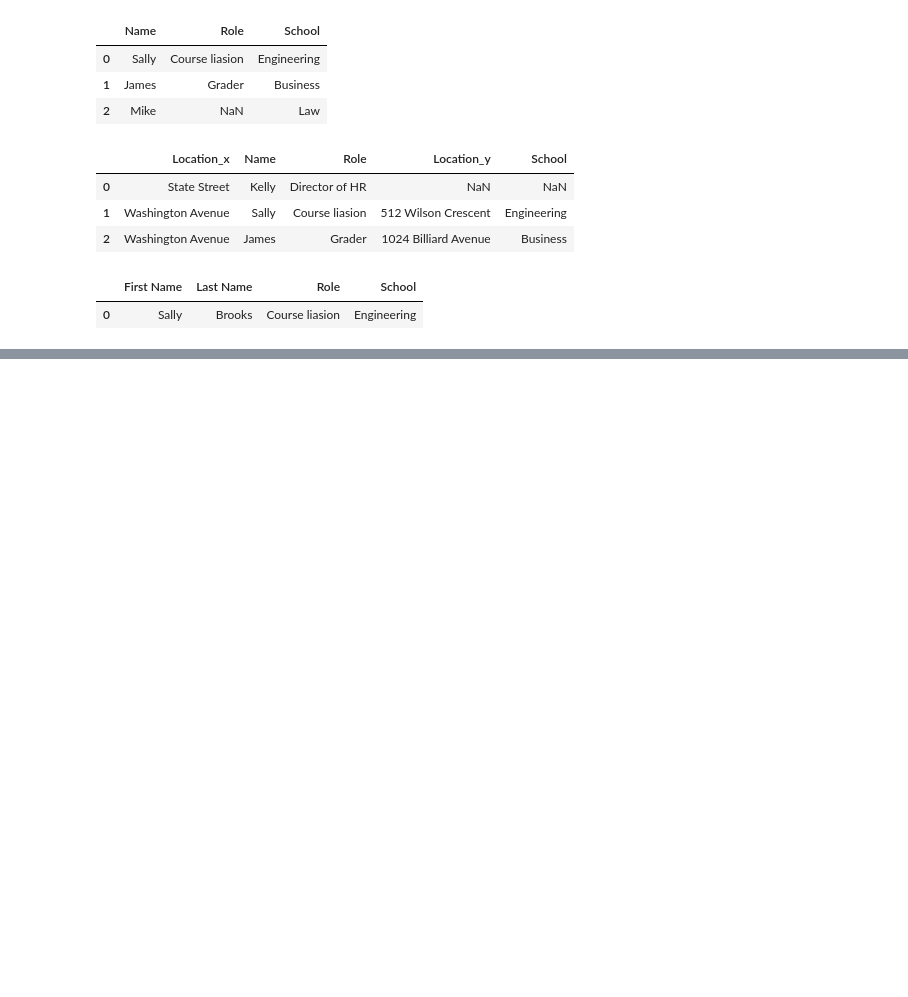
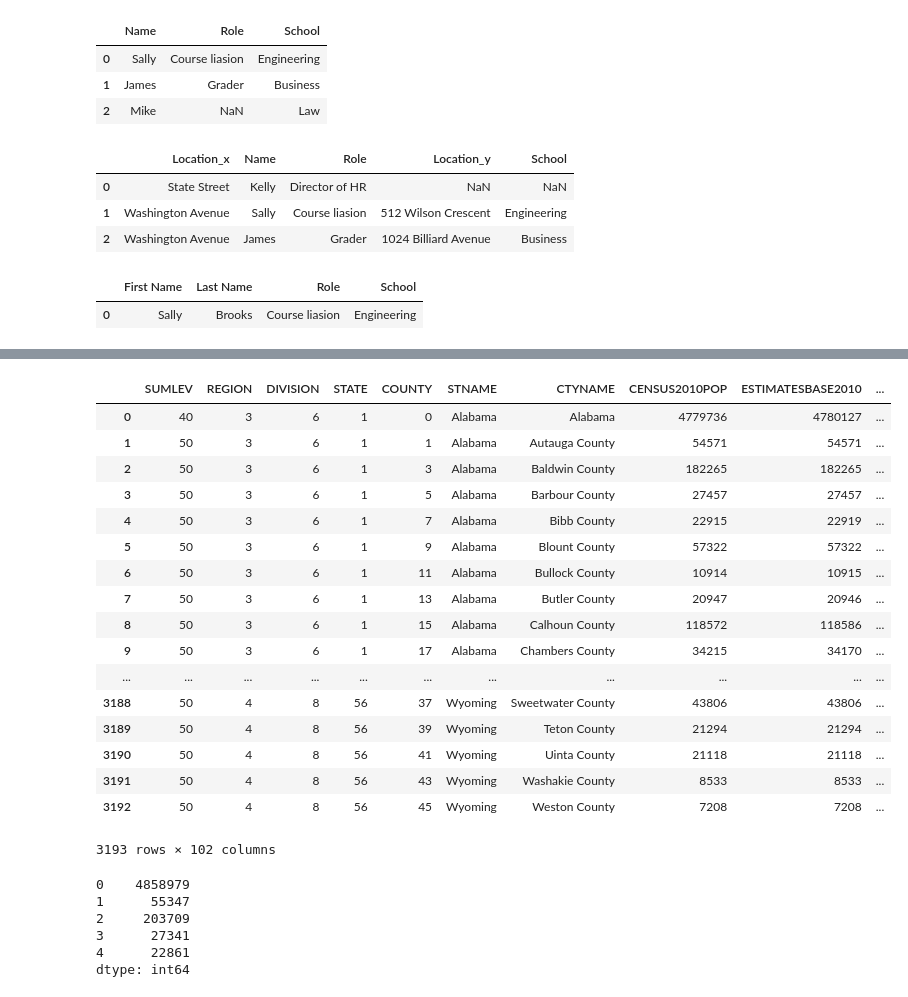
Before and after one commit to jmelendezgeo/Apuntes-Data-Science, a Jupyter notebook: Applied Data Science with Python - Coursera Specialization /Introduction To Data Science/Semana-3.ipynb, the cells around one changed output, grey strips where cells are left out. Drawn from its saved outputs; the diff is of its cells as text; code cells hidden in the pictures; blank space fills up the shorter version.

```diff
--- a/Applied Data Science with Python - Coursera Specialization /Introduction To Data Science/Semana-3.ipynb
+++ b/Applied Data Science with Python - Coursera Specialization /Introduction To Data Science/Semana-3.ipynb
@@ -172,0 +311,17 @@ pd.merge(staff_df,student_df, how= 'inner', on=['First Name','Last Name'])
+# %%
+# Ahora vamos a probar la segunda aproximacion. Estamos usando una variable global en la funcion.
+# Sin embargo, cada cambio que hagamos a nuestra variable global dentro de la funcion va a modificar la variable
+# incluso en el global scope y no queremos que eso ocurra en este caso. Por lo tanto, crearemos un nuevo dataframe
+# para los registros
+
+def second_approach():
+    global df
+    new_df = df[df['SUMLEV']==50]
+    new_df.set_index(['STNAME','CTYNAME'], inplace= True)
+    return new_df.rename(columns={'ESTIMATESBASE2010': 'Estimates Base 2010'})
+
+# Leemos nuestro dataset anew
+df = pd.read_csv('resources/week-3/datasets/census.csv')
+# Corremos y leemos el tiempo
+
+timeit.timeit(second_approach,number=10)
@@ -172,0 +388,59 @@ pd.merge(staff_df,student_df, how= 'inner', on=['First Name','Last Name'])
+# %%
+# Hagamos de nuevo min y max pero retornando series separadas para mostrar el min y el max añadiendo dos nuevas
+# columnas al original dataframe
+
+def min_max(row):
+    data = row[['POPESTIMATE2010',
+                'POPESTIMATE2011',
+                'POPESTIMATE2012',
+                'POPESTIMATE2013',
+                'POPESTIMATE2014',
+                'POPESTIMATE2015']]
+    # Creamos nueva entrada para max
+    row['max'] = np.max(data)
+    # Creamos nueva entrada para min
+    row['min'] = np.min(data)
+
+    return row
+
+# Usamos apply al dataFrame
+df.apply(min_max,axis='columns')
+# %% [output]
+|  | SUMLEV | REGION | DIVISION | STATE | COUNTY | STNAME | CTYNAME | CENSUS2010POP | ESTIMATESBASE2010 | ... |
+| 0 | 40 | 3 | 6 | 1 | 0 | Alabama | Alabama | 4779736 | 4780127 | ... |
+| 1 | 50 | 3 | 6 | 1 | 1 | Alabama | Autauga County | 54571 | 54571 | ... |
+| 2 | 50 | 3 | 6 | 1 | 3 | Alabama | Baldwin County | 182265 | 182265 | ... |
+| 3 | 50 | 3 | 6 | 1 | 5 | Alabama | Barbour County | 27457 | 27457 | ... |
+| 4 | 50 | 3 | 6 | 1 | 7 | Alabama | Bibb County | 22915 | 22919 | ... |
+| 5 | 50 | 3 | 6 | 1 | 9 | Alabama | Blount County | 57322 | 57322 | ... |
+| 6 | 50 | 3 | 6 | 1 | 11 | Alabama | Bullock County | 10914 | 10915 | ... |
+| 7 | 50 | 3 | 6 | 1 | 13 | Alabama | Butler County | 20947 | 20946 | ... |
+| 8 | 50 | 3 | 6 | 1 | 15 | Alabama | Calhoun County | 118572 | 118586 | ... |
+| 9 | 50 | 3 | 6 | 1 | 17 | Alabama | Chambers County | 34215 | 34170 | ... |
+| ... | ... | ... | ... | ... | ... | ... | ... | ... | ... | ... |
+| 3188 | 50 | 4 | 8 | 56 | 37 | Wyoming | Sweetwater County | 43806 | 43806 | ... |
+| 3189 | 50 | 4 | 8 | 56 | 39 | Wyoming | Teton County | 21294 | 21294 | ... |
+| 3190 | 50 | 4 | 8 | 56 | 41 | Wyoming | Uinta County | 21118 | 21118 | ... |
+| 3191 | 50 | 4 | 8 | 56 | 43 | Wyoming | Washakie County | 8533 | 8533 | ... |
+| 3192 | 50 | 4 | 8 | 56 | 45 | Wyoming | Weston County | 7208 | 7208 | ... |
+3193 rows × 102 columns
+# %%
+# Apply es una herramienta extremadamente importante en nuestro toolkit. Sin embargo, rara vez la veremos
+# usandose en definiciones de funciones largas, como nosotros lo hicimos. Por lo general, se usa en lambdas
+
+# Para muchas de las discusiones que hay online, necesitamos saber como leer lambdas.
+# Se puede imaginar como podria encadenar varias llamadas de apply con lambdas juntas para crear un script
+# de manipulacion de datos. Un ejemplo de una linea de como podemos calcular el maximo usando apply function seria:
+
+rows = ['POPESTIMATE2010','POPESTIMATE2011','POPESTIMATE2012','POPESTIMATE2013','POPESTIMATE2014',
+        'POPESTIMATE2015']
+# Ahora haremos un apply a traves del DataFrame con lambda
+
+df.apply(lambda x: np.max(x[rows]), axis=1).head() #Aqui tambien podriamos decir que axis = columnas
+# %% [output]
+0    4858979
+1      55347
+2     203709
+3      27341
+4      22861
+dtype: int64
```
Also changed, not shown: parts of 19 cells of this notebook.
